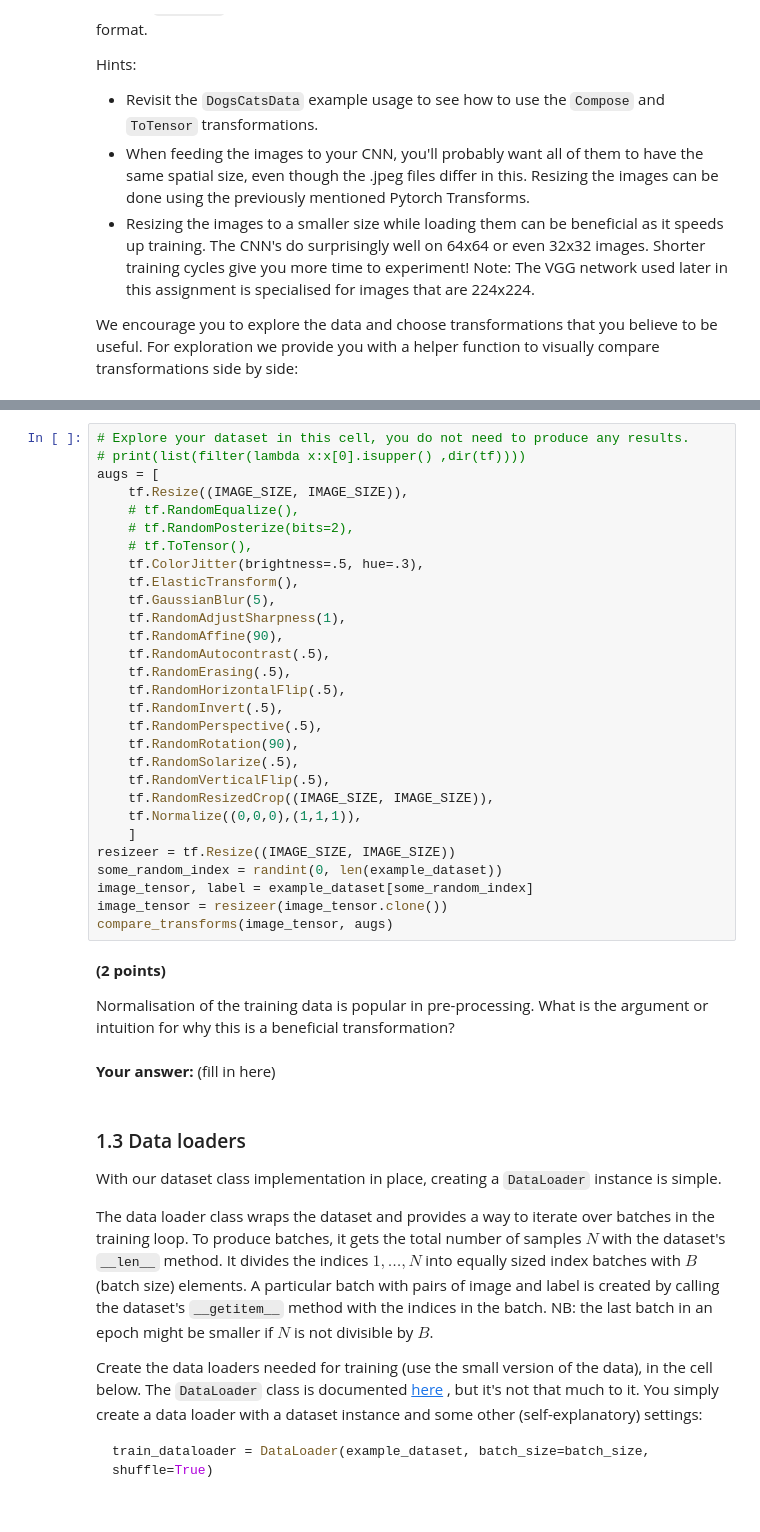
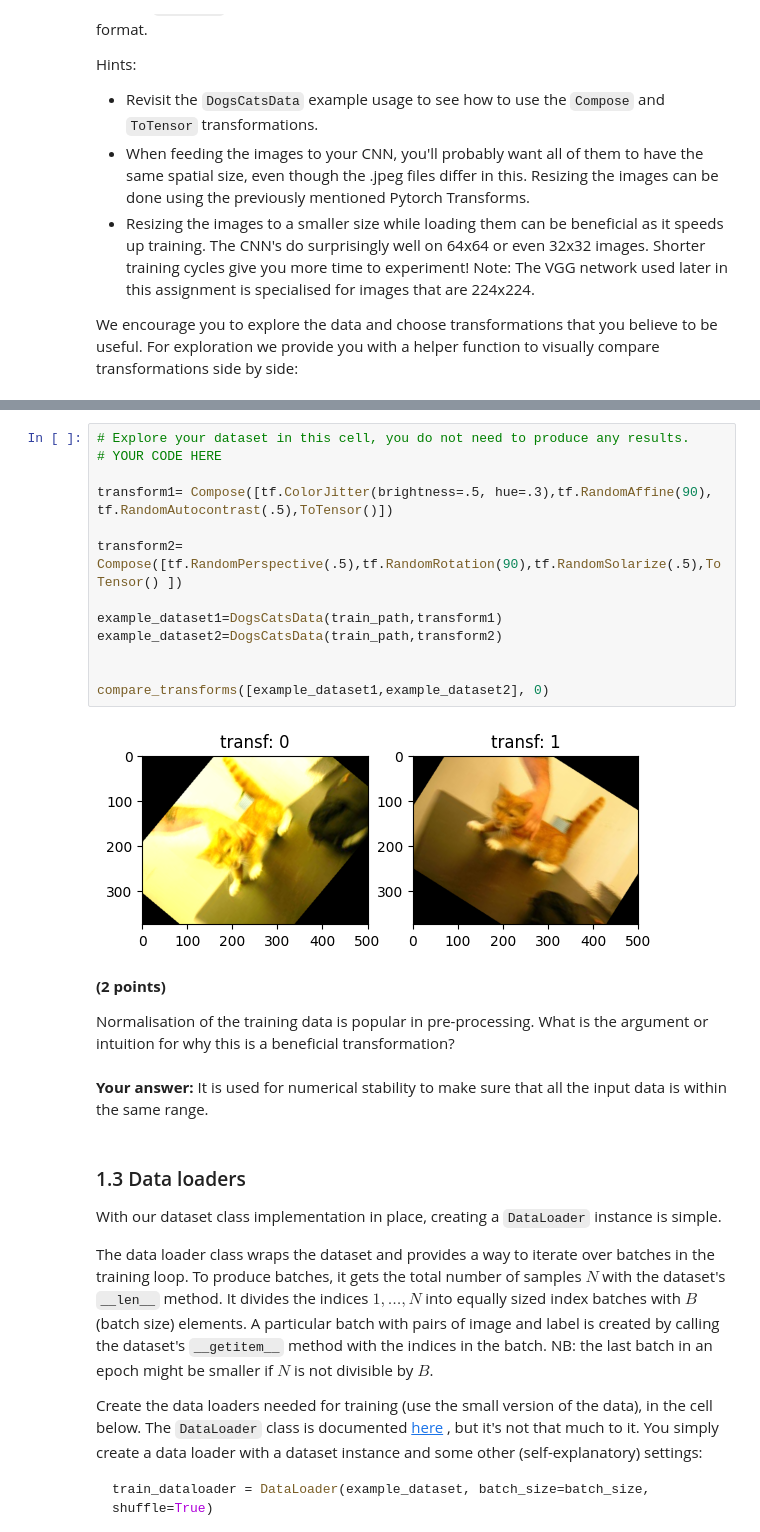
Before and after one commit to Arty-Facts/wasp_dl_2023, a Jupyter notebook: HA1.ipynb, the cells around one changed output, grey strips where cells are left out. Drawn from its saved outputs; the diff is of its cells as text; blank space fills up the shorter version.

```diff
--- a/HA1.ipynb
+++ b/HA1.ipynb
@@ -331,40 +356,26 @@ def compare_transforms(image_tensor, transformations):
 
     plt.show()
-# %%
-# Explore your dataset in this cell, you do not need to produce any results.
-# print(list(filter(lambda x:x[0].isupper() ,dir(tf))))
-augs = [
-    tf.Resize((IMAGE_SIZE, IMAGE_SIZE)),
-    # tf.RandomEqualize(),
-    # tf.RandomPosterize(bits=2),
-    # tf.ToTensor(),
-    tf.ColorJitter(brightness=.5, hue=.3),
-    tf.ElasticTransform(),
-    tf.GaussianBlur(5),
-    tf.RandomAdjustSharpness(1),
-    tf.RandomAffine(90),
-    tf.RandomAutocontrast(.5),
-    tf.RandomErasing(.5),
-    tf.RandomHorizontalFlip(.5),
-    tf.RandomInvert(.5),
-    tf.RandomPerspective(.5),
-    tf.RandomRotation(90),
-    tf.RandomSolarize(.5),
-    tf.RandomVerticalFlip(.5),
-    tf.RandomResizedCrop((IMAGE_SIZE, IMAGE_SIZE)),
-    tf.Normalize((0,0,0),(1,1,1)),
-    ]
-resizeer = tf.Resize((IMAGE_SIZE, IMAGE_SIZE))
-some_random_index = randint(0, len(example_dataset))
-image_tensor, label = example_dataset[some_random_index]
-image_tensor = resizeer(image_tensor.clone())
-compare_transforms(image_tensor, augs)
+# %%
+# Explore your dataset in this cell, you do not need to produce any results.
+# YOUR CODE HERE
+
+transform1= Compose([tf.ColorJitter(brightness=.5, hue=.3),tf.RandomAffine(90), tf.RandomAutocontrast(.5),ToTensor()])
+
+transform2= Compose([tf.RandomPerspective(.5),tf.RandomRotation(90),tf.RandomSolarize(.5),ToTensor() ])
+
+example_dataset1=DogsCatsData(train_path,transform1)
+example_dataset2=DogsCatsData(train_path,transform2)
+
+
+compare_transforms([example_dataset1,example_dataset2], 0)
+# %% [output]
+[figure, added]
 # %% [markdown]
 **(2 points)**
 
 Normalisation of the training data is popular in pre-processing. What is the argument or intuition for why this is a beneficial transformation?
-# %% [markdown]
-**Your answer:** (fill in here)
+# %% [markdown]
+**Your answer:** It is used for numerical stability to make sure that all the input data is within the same range.
 # %% [markdown]
 ### 1.3 Data loaders
 With our dataset class implementation in place, creating a `DataLoader` instance is simple.
```
Also changed, not shown: parts of 43 cells of this notebook.
